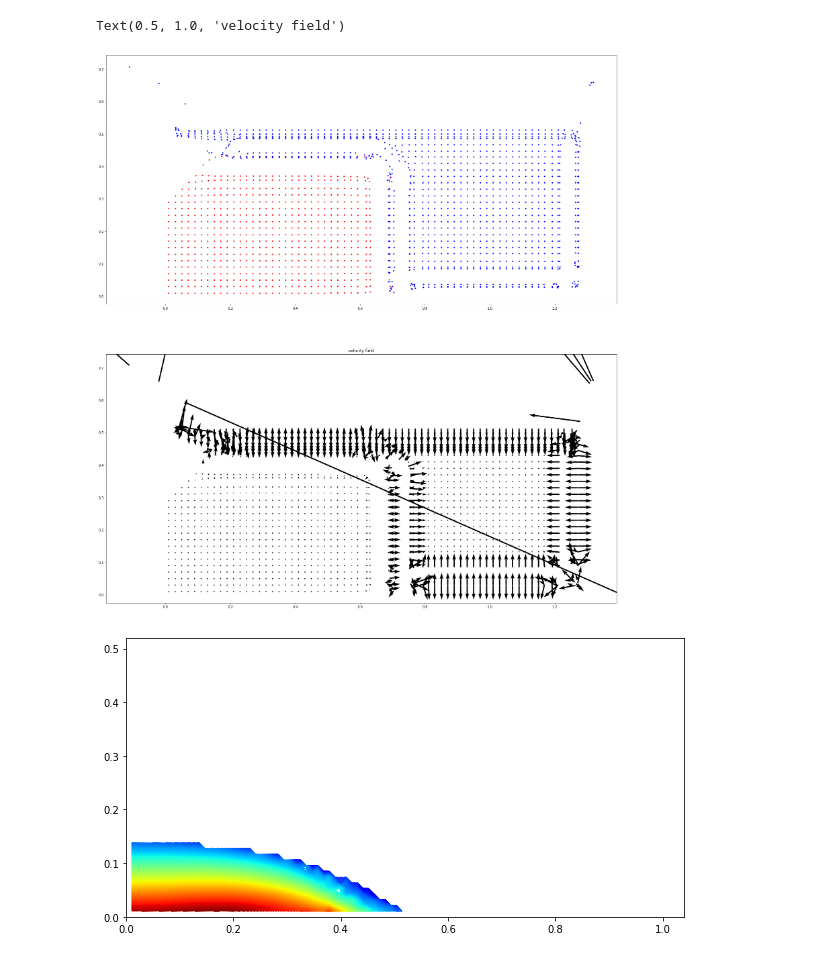
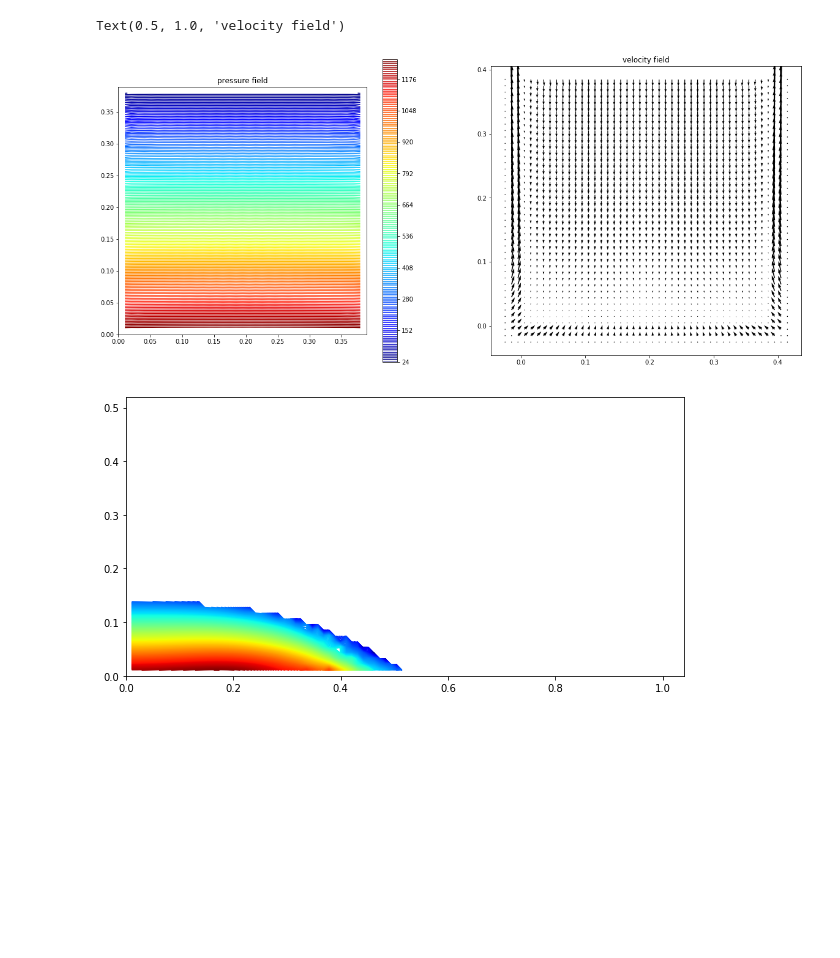
Before and after one commit to Jinx134235/static-water, a Jupyter notebook: particle&pressure plot.ipynb, the cells around one changed output. Cells and saved outputs as stored; diff of their text form; code cells hidden in the pictures; blank space fills up the shorter version.

```diff
--- a/particle&pressure plot.ipynb
+++ b/particle&pressure plot.ipynb
@@ -1,5 +1,5 @@
 # %%
-## import numpy as np
+import numpy as np
 import seaborn as sns
 import matplotlib.pyplot as plt
 import matplotlib.ticker as ticker
@@ -7,10 +7,10 @@ from matplotlib.mlab import griddata
 from numpy.random import uniform
 from math import log10
 
-npts=7680 #total number of fluid particles
+npts=1521 #total number of fluid particles
 #steps=2000
-xl = 1.30 #size of the domain, divided by 2
-yl = 0.65
+xl = 0.39 #size of the domain, divided by 2
+yl = 0.39
 data1 = np.loadtxt('../data/f_xv.dat')
 data0 = np.loadtxt('../data/ini_xv.dat')
 data2 = np.loadtxt('../data/xv_vp.dat',skiprows=1)
@@ -19,6 +19,7 @@ exdata = np.loadtxt('../data/f_state.dat')
 data4 = np.loadtxt('../data/record.dat')
 data5 = np.loadtxt('../data/ini_virt.dat')
 data6 = np.loadtxt('../data/f_other.dat')
+data7 = np.loadtxt('../data/state_vp.dat')
 
 x0 = data0[:,1]
 y0 = data0[:,2]
@@ -36,77 +37,80 @@ kernel1 = data3[:npts,1]
 itype = data6[:,1]
 #kernel2 = data3[npts:,1]
 
-fig, ax = plt.subplots(figsize=(30, 30))
+fig, ax = plt.subplots(figsize=(20, 20))
 
 #for i in range(20):
 #    p1[i] = exdata[741+2*i,3]
 #ax.set_title('wcsph results, fluid particle:%d,timestep:%d'%(npts,steps))
-init = plt.subplot(211,aspect=1.0)
-for i in range(len(x2)):
-    if itype[i]==2:
-        init.plot(x2[i],y2[i],'.r')
-    else:
-        init.plot(x2[i],y2[i],'.b')
+#init = plt.subplot(222,aspect=1.0)
+#for i in range(len(x2)):
+#    if itype[i]==2:
+#        init.plot(x2[i],y2[i],'.r')
+#    else:
+#        init.plot(x2[i],y2[i],'.b')
 #for i in range(len(x2)):
 #    if x2[i]<=1.04:
 #        init.plot(x2[i],y2[i],'.b')
-#init.plot(x2,y2,'.b',10,x3,y3,'.r',10)
+#init.plot(x2,y2,'.b',x3,y3,'.r')
 #init.quiver(x2,y2,u2,v2)
 #init.set_title('particle distribution')
+
 #hp = 0.
 pressure = exdata[:,3]
+pvp = data7[:,3]
 #normarlized pressure
 #for i in range(len(y2)):
 #    hp = 9.8*1000*0.39
 #    pressure[i] = pressure[i]/hp
 density = exdata[:,2]
 energy = exdata[:,4]
-xi = np.linspace(0,xl,130)
-yi = np.linspace(0,yl,65)
+xi = np.linspace(0,xl,39)
+yi = np.linspace(0,yl,39)
 #m=np.log10(pressure)
 # grid the data.
 zi = griddata(x2,y2,pressure,xi,yi,interp='linear')
 # contour the gridded data, plotting dots at the randomly spaced data points.
-#CS = plt.subplot(211,aspect=1.0)
+CS = plt.subplot(221,aspect=1.0)
 #im2 = CS.scatter(x2,y2,10,pressure,cmap='jet')
-#im2 = CS.contour(xi,yi,zi,200,cmap=plt.cm.jet)
+im2 = CS.contour(xi,yi,zi,200,cmap=plt.cm.jet)
+#CS.scatter(x3,y3,10,pvp,cmap='jet')
 #fmt = ticker.LogFormatterMathtext()
 #fmt.create_dummy_axis()
 #CS.clabel(im2, im2.levels[::2])
-#fig.colorbar(im2,ax=CS,pad=0.05)
-#CS.set_title('pressure field') #both contour & scatter are used
+fig.colorbar(im2,ax=CS,pad=0.05)
+CS.set_title('pressure field') #both contour & scatter are used
 
 #ccs = plt.subplot(224, aspect =1.0)
 #im3 = ccs.scatter(x2,y2,10,kernel1)
 #ccs.set_title('kernel scatter')
 
-vel = plt.subplot(212,aspect=1.0)
+vel = plt.subplot(222,aspect=1.0)
 vel.quiver(x2,y2,u2,v2)
-#vel.quiver(x3,y3,u3,v3)
+vel.quiver(x3,y3,u3,v3)
 vel.set_title('velocity field')
 
 # write pressure at the center line into txtfile
 #p1 = pressure[741:780:2]
 #mat = np.matrix(p1)
 #with open('outfile-1.txt','ab') as f:
 #    for line in mat:
 #        np.savetxt(f,line,fmt='%.2f')
 
 #den = plt.subplot(313,aspect=1.0)
 #for i in range(len(x2)):
 #    if density[i]<=1000:
 #        den.scatter(x2[i],y2[i],density[i]/10)
 #im3=den.scatter(x2,y2,10,density)
 #fig.colorbar(ax=den,pad=0.05)
 
 #den = plt.subplot(224)
 #zii = griddata(x2,y2,pressure,xi,yi,interp='linear')
 #im3 = den.contour(xi,yi,zii,200,cmap=plt.cm.jet)
 #fig.colorbar(im3, ax =den,pad=0.05)
 #den.set_title('density field')
 # %% [output]
 Text(0.5, 1.0, 'velocity field')
-[figure, old version]
+[figure, new version]
 # %%
 fig, ax = plt.subplots(figsize=(10, 10))
 CS = plt.subplot(111,aspect=1.0)
```
Also changed, not shown: parts of 2 cells of this notebook, 5 other files.
